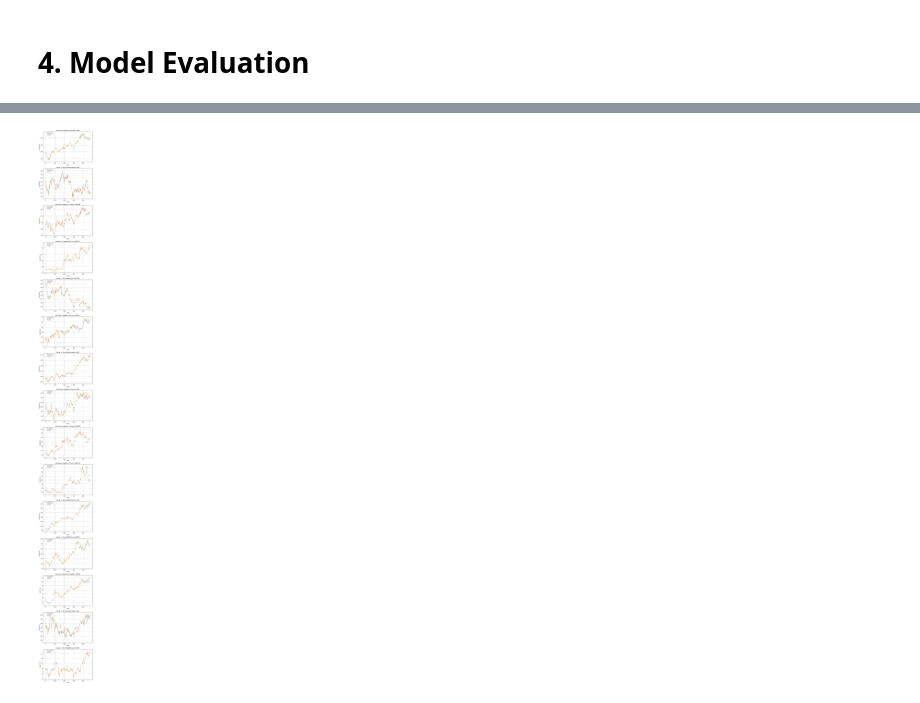
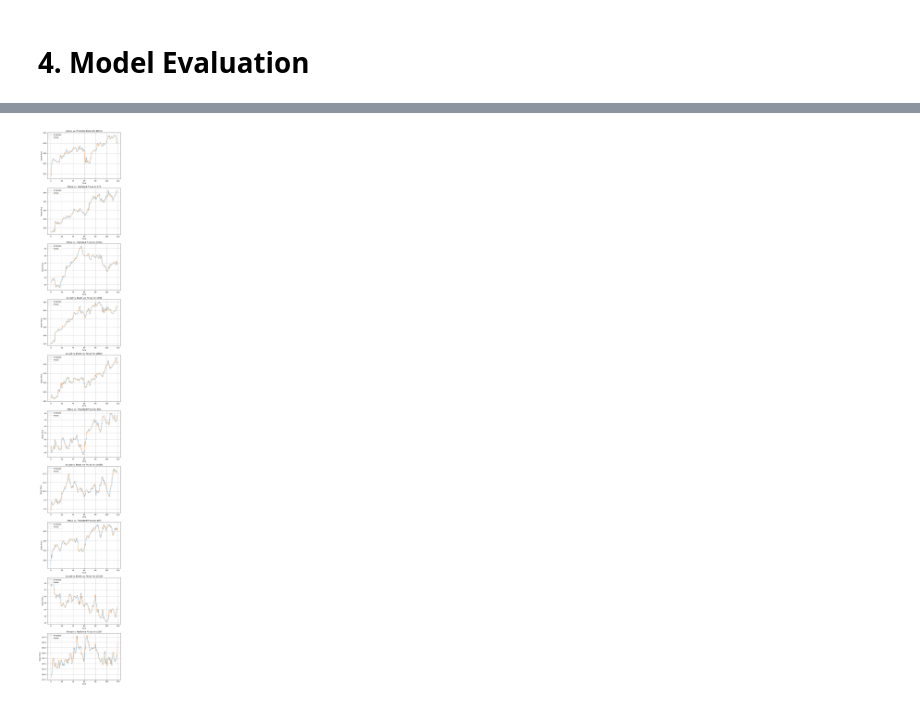
Before and after one commit to tranjm4/rnn_stock_predictor, a Jupyter notebook: model/model.ipynb, the cells around one changed output, grey strips where cells are left out. Drawn from its saved outputs; the diff is of its cells as text; code cells hidden in the pictures.

```diff
--- a/model/model.ipynb
+++ b/model/model.ipynb
@@ -558,4 +651,0 @@ model_14day_huber = torch.load("model_14day_huber.pt")
-# %%
-evaluate_non_sampled_symbols(model_14day_huber, not_sampled_symbols)
-# %% [output]
-[figure, removed]
@@ -561,0 +655,6 @@ evaluate_non_sampled_symbols(model_14day_huber, not_sampled_symbols)
+# %%
+model_60day = torch.load("model_60day.pt")
+# %%
+evaluate_non_sampled_symbols(model_60day, random.sample(not_sampled_symbols, 10), 14, start='2024-01-01', end='2024-07-15')
+# %% [output]
+[figure, added]
```
Also changed, not shown: parts of 93 cells of this notebook.
